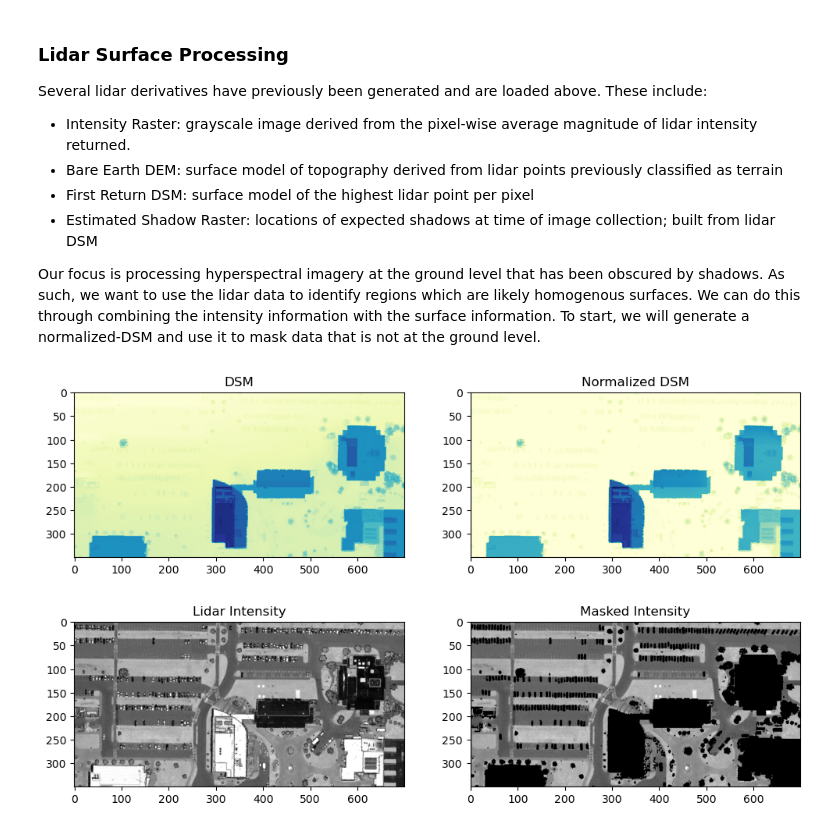
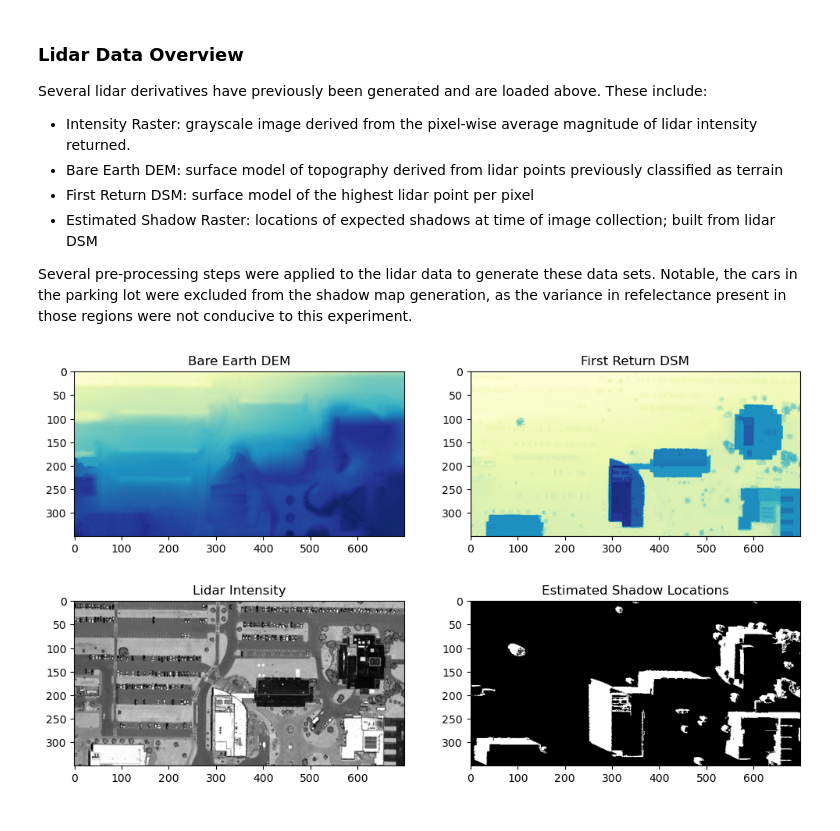
Before and after one commit to iditmer/HyperspectralShadowCompensation, a Jupyter notebook: 01_lidar_region_segmentation.ipynb, the cells around one changed output. Drawn from its saved outputs; the diff is of its cells as text; code cells hidden in the pictures.

```diff
--- a/01_lidar_region_segmentation.ipynb
+++ b/01_lidar_region_segmentation.ipynb
@@ -4,13 +4,13 @@ import matplotlib.pyplot as plt
 import numpy as np
 import cv2 as cv
 
-lidar_import = np.load('lidar_data.npz')
+lidar_import = np.load('data/lidar_data.npz')
 intensity = lidar_import['intensity']
 dem = lidar_import['dem']
 dsm = lidar_import['dsm']
 shadow = lidar_import['shadow']
 # %% [markdown]
-### Lidar Surface Processing ###
+### Lidar Data Overview ###
 
 Several lidar derivatives have previously been generated and are loaded above. These include:
 
@@ -19,30 +19,27 @@ Several lidar derivatives have previously been generated and are loaded above. T
 * First Return DSM: surface model of the highest lidar point per pixel
 * Estimated Shadow Raster: locations of expected shadows at time of image collection; built from lidar DSM
 
-Our focus is processing hyperspectral imagery at the ground level that has been obscured by shadows. As such, we want to use the lidar data to identify regions which are likely homogenous surfaces. We can do this through combining the intensity information with the surface information. To start, we will generate a normalized-DSM and use it to mask data that is not at the ground level.
+Several pre-processing steps were applied to the lidar data to generate these data sets. Notable, the cars in the parking lot were excluded from the shadow map generation, as the variance in refelectance present in those regions were not conducive to this experiment.
 # %%
-ndsm = dsm - dem
-ndsm_mask = ndsm < 0.35
-
 plt.figure(figsize=(12,7))
 
 plt.subplot(221)
-plt.imshow(dsm, cmap='YlGnBu')
-plt.title('DSM')
+plt.imshow(dem, cmap='YlGnBu')
+plt.title('Bare Earth DEM')
 
 
 plt.subplot(222)
-plt.imshow(ndsm, cmap='YlGnBu')
-plt.title('Normalized DSM')
+plt.imshow(dsm, cmap='YlGnBu')
+plt.title('First Return DSM')
 
 plt.subplot(223)
 plt.imshow(intensity, cmap='gray')
 plt.title('Lidar Intensity')
 
 plt.subplot(224)
-plt.imshow(intensity * ndsm_mask, cmap='gray')
-plt.title('Masked Intensity')
+plt.imshow(shadow, cmap='gray')
+plt.title('Estimated Shadow Locations')
 
 plt.show()
 # %% [output]
-[figure, old version]
+[figure, new version]
```
Also changed, not shown: parts of 7 cells of this notebook.
